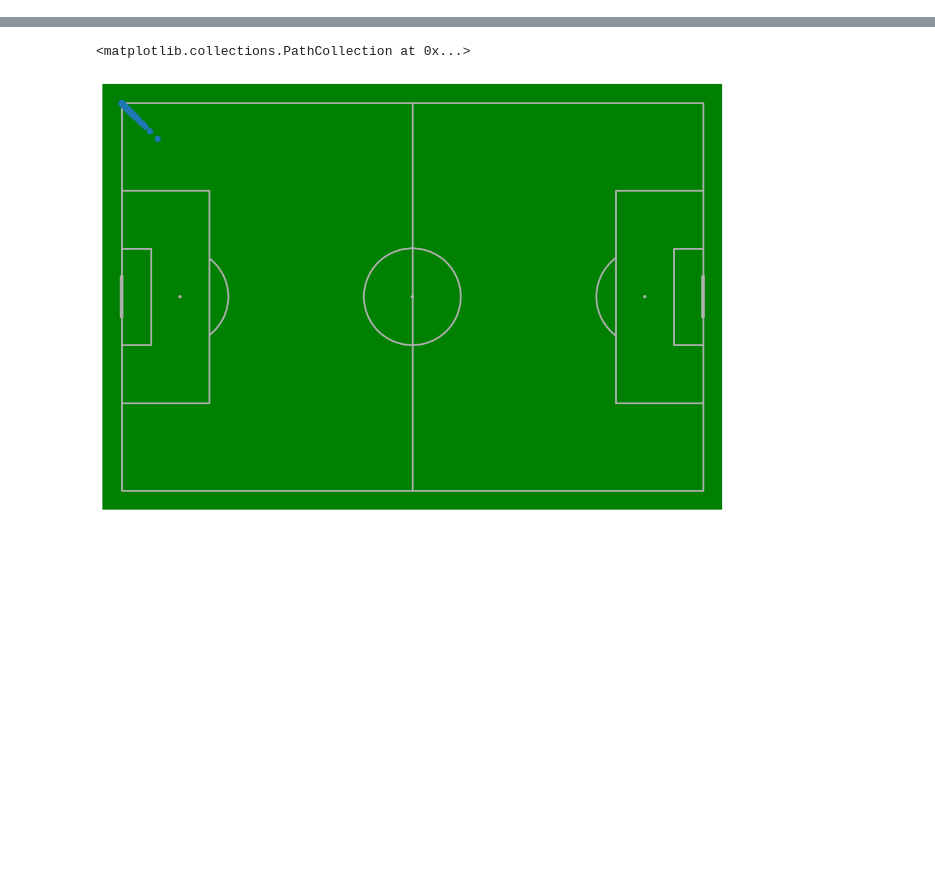
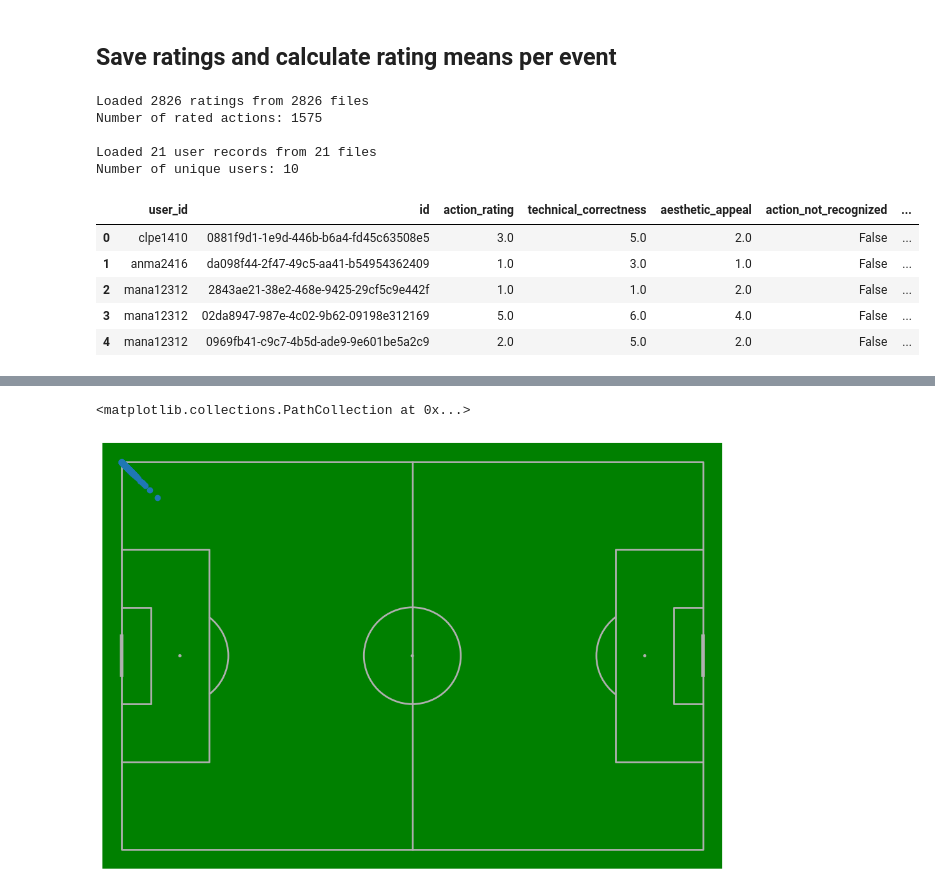
Before and after one commit to maxk92/creativity-rating-app, a Jupyter notebook: playground.ipynb, the cells around one changed output, grey strips where cells are left out. Cells and saved outputs as stored; diff of their text form; code cells hidden in the pictures; blank space fills up the shorter version.

Commit message:
group ratings by event id and save mean_ratings.csv

```diff
--- a/playground.ipynb
+++ b/playground.ipynb
@@ -17,4 +19,6 @@ db_path = config_data['paths']['db_path']
 video_path = config_data['paths']['video_path']
 
 user_id = 'giha3042'
+# %% [markdown]
+## Save ratings and calculate rating means per event
 # %%
@@ -21,0 +69,19 @@ user_id = 'giha3042'
+# %%
+
+# Load ratings
+df_ratings = load_json_files_with_datetime(ratings_path, 'ratings')
+#df_ratings.to_csv('output/ratings.csv')
+print(f"Loaded {len(df_ratings)} ratings from {df_ratings['filename'].nunique()} files")
+print(f"Number of rated actions: {df_ratings['id'].nunique()}")
+
+# Load user data
+df_users = load_json_files_with_datetime(userdata_path, 'users')
+#df_users.to_csv('output/users.csv')
+print(f"\nLoaded {len(df_users)} user records from {df_users['filename'].nunique()} files")
+print(f"Number of unique users: {df_users['user_id'].nunique()}")
+# %% [output]
+Loaded 2826 ratings from 2826 files
+Number of rated actions: 1575
+
+Loaded 21 user records from 21 files
+Number of unique users: 10
@@ -21,0 +99,9 @@ user_id = 'giha3042'
+# %%
+df_ratings.head()
+# %% [output]
+|  | user_id | id | action_rating | technical_correctness | aesthetic_appeal | action_not_recognized | ... |
+| 0 | clpe1410 | 0881f9d1-1e9d-446b-b6a4-fd45c63508e5 | 3.0 | 5.0 | 2.0 | False | ... |
+| 1 | anma2416 | da098f44-2f47-49c5-aa41-b54954362409 | 1.0 | 3.0 | 1.0 | False | ... |
+| 2 | mana12312 | 2843ae21-38e2-468e-9425-29cf5c9e442f | 1.0 | 1.0 | 2.0 | False | ... |
+| 3 | mana12312 | 02da8947-987e-4c02-9b62-09198e312169 | 5.0 | 6.0 | 4.0 | False | ... |
+| 4 | mana12312 | 0969fb41-c9c7-4b5d-ade9-9e601be5a2c9 | 2.0 | 5.0 | 2.0 | False | ... |
```
Also changed, not shown: parts of 4 cells of this notebook, 1 other file.
